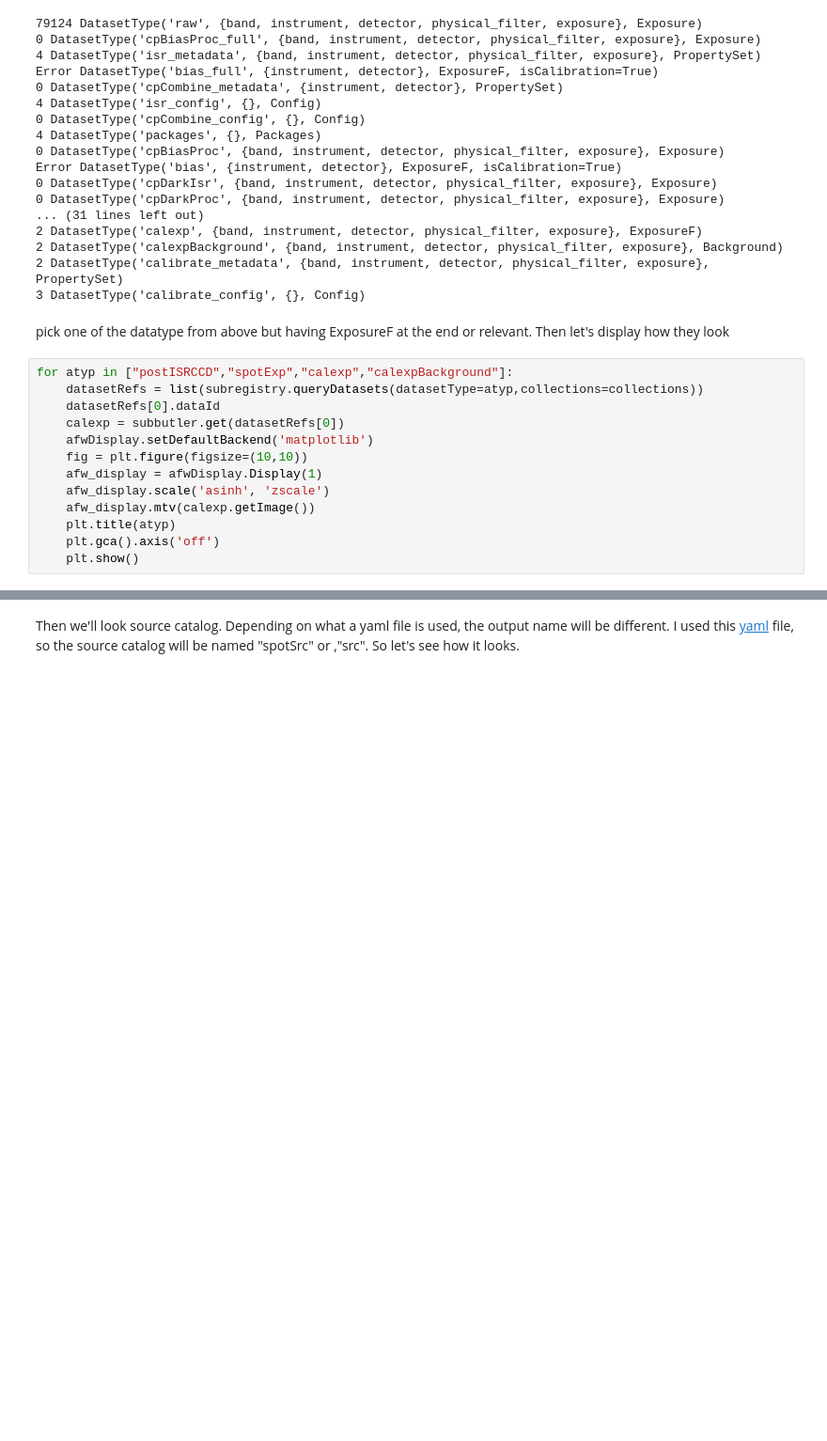
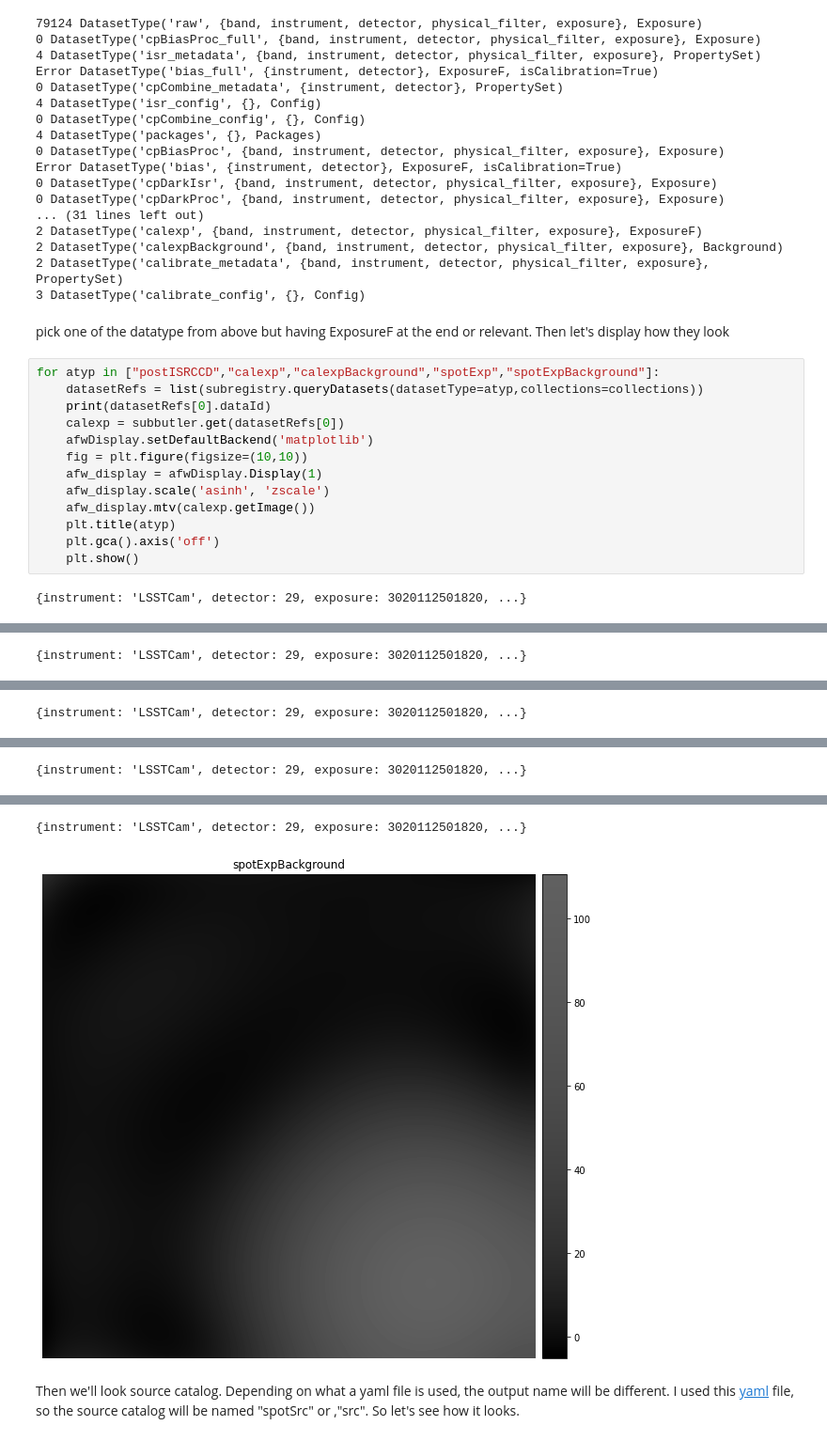
Before and after one commit to youtsumi/ButlerGen3Work, a Jupyter notebook: ButlerExercise.ipynb, the cells around one changed output, grey strips where cells are left out. Shown at 94% size. Drawn from its saved outputs; the diff is of its cells as text; blank space fills up the shorter version.

```diff
--- a/ButlerExercise.ipynb
+++ b/ButlerExercise.ipynb
@@ -89,9 +130,9 @@ Error DatasetType('bias', {instrument, detector}, ExposureF, isCalibration=True)
 # %% [markdown]
 pick one of the datatype from above but having ExposureF at the end or relevant. Then let's display how they look
 # %%
-for atyp in ["postISRCCD","spotExp","calexp","calexpBackground"]:
+for atyp in ["postISRCCD","calexp","calexpBackground","spotExp","spotExpBackground"]:
     datasetRefs = list(subregistry.queryDatasets(datasetType=atyp,collections=collections))
-    datasetRefs[0].dataId
+    print(datasetRefs[0].dataId)
     calexp = subbutler.get(datasetRefs[0])
     afwDisplay.setDefaultBackend('matplotlib')
     fig = plt.figure(figsize=(10,10))
@@ -102,4 +143,6 @@ for atyp in ["postISRCCD","spotExp","calexp","calexpBackground"]:
     plt.gca().axis('off')
     plt.show()
 # %% [output]
+{instrument: 'LSSTCam', detector: 29, exposure: 3020112501820, ...}
 [figure]
+{instrument: 'LSSTCam', detector: 29, exposure: 3020112501820, ...}
@@ -106,0 +150 @@ for atyp in ["postISRCCD","spotExp","calexp","calexpBackground"]:
+{instrument: 'LSSTCam', detector: 29, exposure: 3020112501820, ...}
@@ -107,0 +152 @@ for atyp in ["postISRCCD","spotExp","calexp","calexpBackground"]:
+{instrument: 'LSSTCam', detector: 29, exposure: 3020112501820, ...}
@@ -109,3 +154,5 @@ for atyp in ["postISRCCD","spotExp","calexp","calexpBackground"]:
+{instrument: 'LSSTCam', detector: 29, exposure: 3020112501820, ...}
+[figure, added]
 # %% [markdown]
 Then we'll look source catalog. Depending on what a yaml file is used, the output name will be different. I used this [yaml](https://github.com/youtsumi/ButlerGen3Work/blob/master/cpSpot.yaml) file, so the source catalog will be named "spotSrc" or ,"src". So let's see how it looks.
 # %%
```
Also changed, not shown: parts of 4 cells of this notebook.
